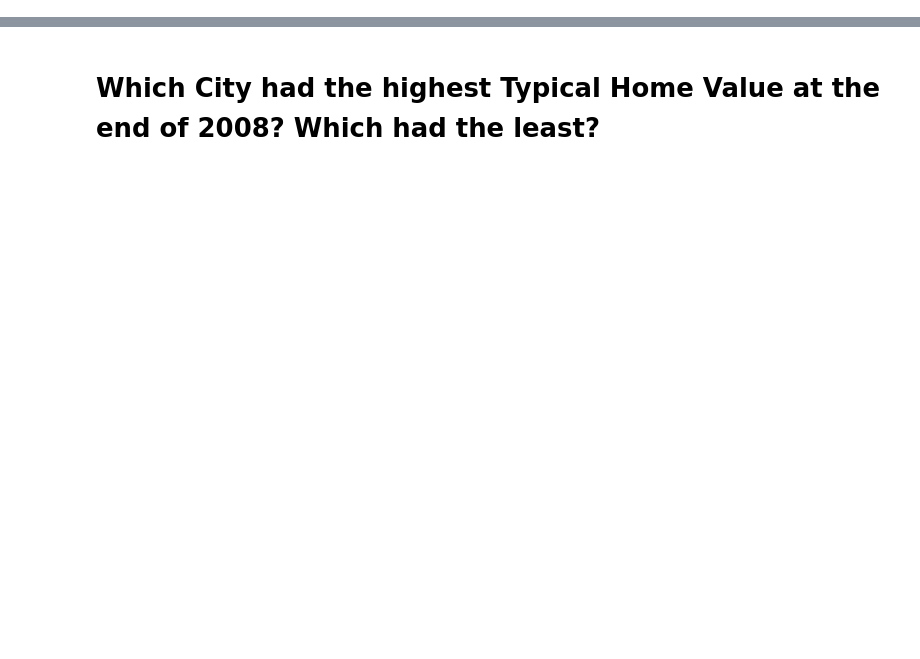
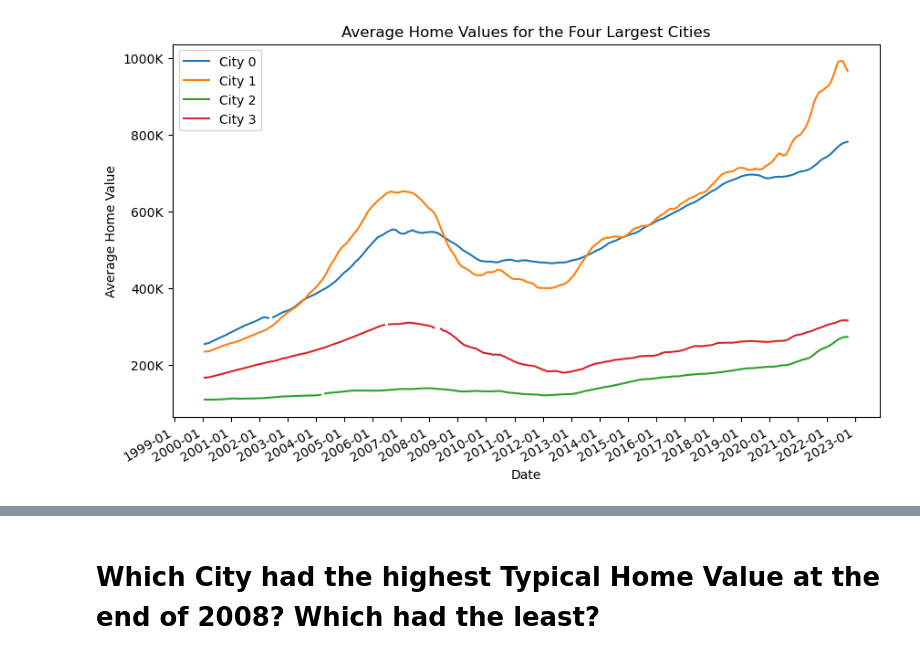
Before and after one commit to MikeyClausen/preparing-time-series, a Jupyter notebook: Preparing Time Series from Wide-Form Data.ipynb, the cells around one changed output, grey strips where cells are left out. Cells and saved outputs as stored; diff of their text form; code cells hidden in the pictures; blank space fills up the shorter version.

```diff
--- a/Preparing Time Series from Wide-Form Data.ipynb
+++ b/Preparing Time Series from Wide-Form Data.ipynb
@@ -22,17 +37,10 @@ df['SizeRank'].unique()
 largest_city_ranks = [0, 1, 2, 3]
 large_city = df[df['SizeRank'].isin(largest_city_ranks)]
 # %%
-# Id vars
 id_variables=['RegionID','SizeRank','RegionName','RegionType',
               'StateName','State','Metro','CountyName']
-#Melt
 melted=pd.melt(large_city,id_vars=id_variables, var_name='Date',
                value_name='HomeValue')
-#convert date to datetime.
 melted['Date']=pd.to_datetime(melted['Date'])
-#Set index
-melted.set_index('Date',inplace=True)
-#resample
-monthly=melted.resample('M').mean(numeric_only=True)
+melted.set_index('Date', inplace=True)
+monthly = melted.groupby([pd.Grouper(freq='M'), 'SizeRank']).mean(numeric_only=True).reset_index()
-# %%
-monthly['SizeRank'] = monthly['SizeRank'].astype(int)
@@ -69 +47,19 @@ plt.show()
+# %%
+fig, ax = plt.subplots(figsize=(10, 6))
+for size_rank in largest_city_ranks:
+    city_data = monthly[monthly['SizeRank'] == size_rank]
+    ax.plot(city_data['Date'], city_data['HomeValue'], label=f'City {size_rank}')
+ax.set_xlabel('Date')
+ax.set_ylabel('Average Home Value')
+ax.set_title('Average Home Values for the Four Largest Cities')
+ax.legend()
+def format_ticks(value, tick_number):
+    return f'{value/1000:.0f}K'
+ax.yaxis.set_major_formatter(FuncFormatter(format_ticks))
+ax.xaxis.set_major_formatter(mdates.DateFormatter('%Y-%m'))
+ax.xaxis.set_major_locator(mdates.YearLocator())
+fig.autofmt_xdate()
+plt.show()
+# %% [output]
+[figure, added]
 # %%
```
Also changed, not shown: parts of 11 cells of this notebook.
